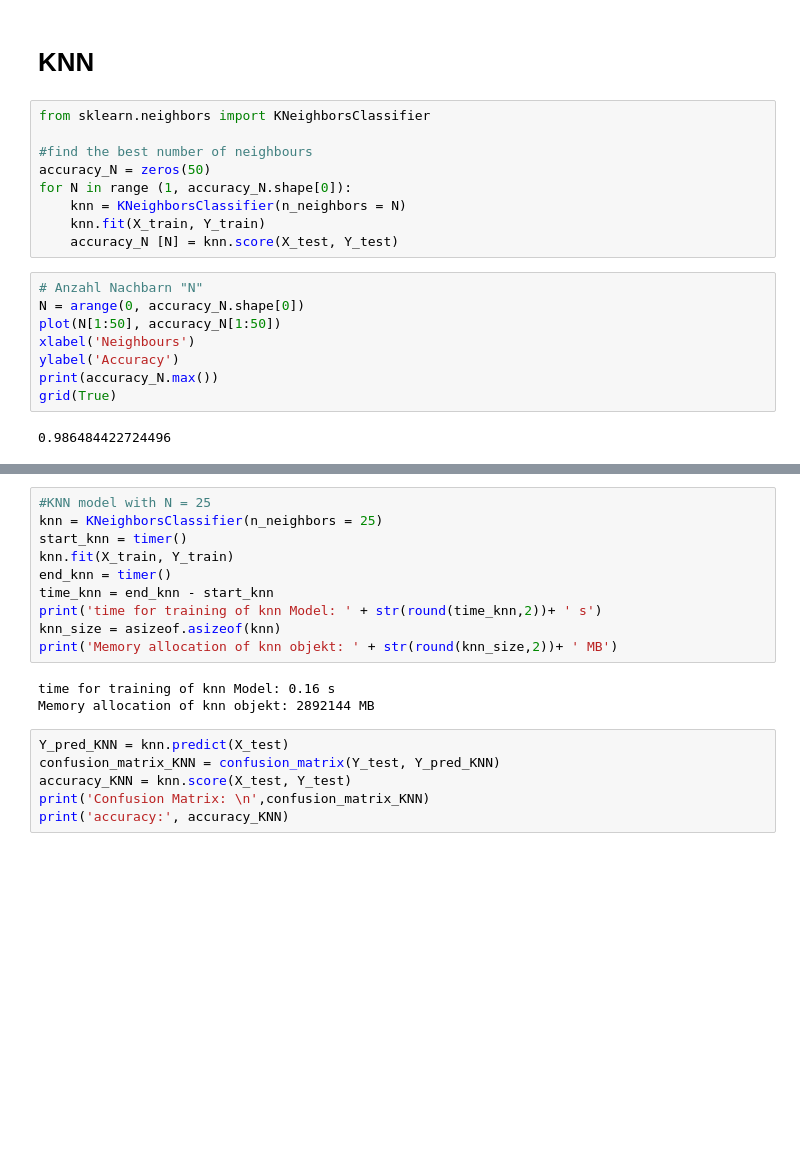
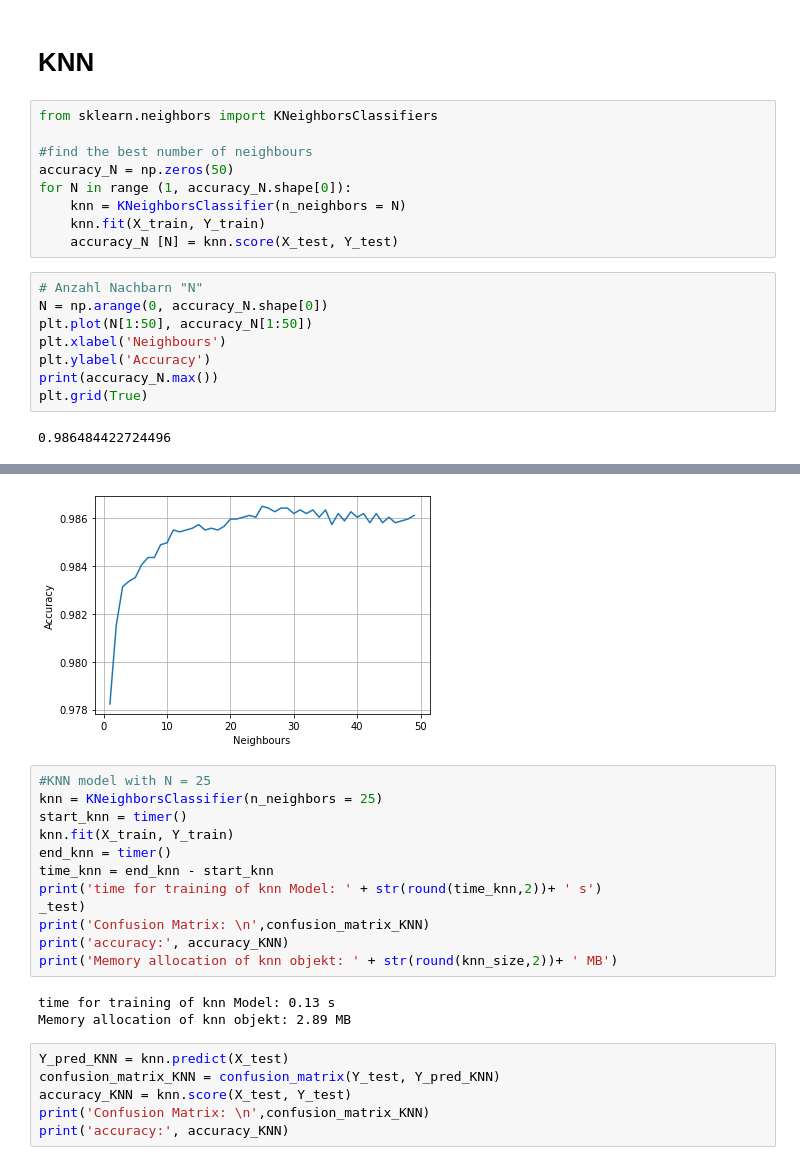
Before and after one commit to AzizSayfutdinov/PredictiveMaintenanceEngine, a Jupyter notebook: PM with ML.ipynb, the cells around one changed output, grey strips where cells are left out. Saved outputs shown, nothing was run; the diff lists cells and outputs as text; blank space fills up the shorter version.

```diff
--- a/PM with ML.ipynb
+++ b/PM with ML.ipynb
@@ -433,21 +409,21 @@ grid(True)
 # %% [markdown]
 # KNN
 # %%
-from sklearn.neighbors import KNeighborsClassifier
+from sklearn.neighbors import KNeighborsClassifiers
 
 #find the best number of neighbours
-accuracy_N = zeros(50)
+accuracy_N = np.zeros(50)
 for N in range (1, accuracy_N.shape[0]):
     knn = KNeighborsClassifier(n_neighbors = N)
     knn.fit(X_train, Y_train)
     accuracy_N [N] = knn.score(X_test, Y_test)
 # %%
 # Anzahl Nachbarn "N"
-N = arange(0, accuracy_N.shape[0])
-plot(N[1:50], accuracy_N[1:50])
-xlabel('Neighbours')
-ylabel('Accuracy')
+N = np.arange(0, accuracy_N.shape[0])
+plt.plot(N[1:50], accuracy_N[1:50])
+plt.xlabel('Neighbours')
+plt.ylabel('Accuracy')
 print(accuracy_N.max())
-grid(True)
+plt.grid(True)
 # %% [output]
 0.986484422724496
@@ -455,3 +430,4 @@ grid(True)
+[figure, added]
 # %%
 #KNN model with N = 25
 knn = KNeighborsClassifier(n_neighbors = 25)
@@ -460,11 +436,13 @@ knn.fit(X_train, Y_train)
 end_knn = timer()
 time_knn = end_knn - start_knn
 print('time for training of knn Model: ' + str(round(time_knn,2))+ ' s')
-knn_size = asizeof.asizeof(knn)
+_test)
+print('Confusion Matrix: \n',confusion_matrix_KNN)
+print('accuracy:', accuracy_KNN)
 print('Memory allocation of knn objekt: ' + str(round(knn_size,2))+ ' MB')
 # %% [output]
-time for training of knn Model: 0.16 s
-Memory allocation of knn objekt: 2892144 MB
+time for training of knn Model: 0.13 s
+Memory allocation of knn objekt: 2.89 MB
 # %%
 Y_pred_KNN = knn.predict(X_test)
 confusion_matrix_KNN = confusion_matrix(Y_test, Y_pred_KNN)
```
Also changed, not shown: parts of 10 cells of this notebook.
